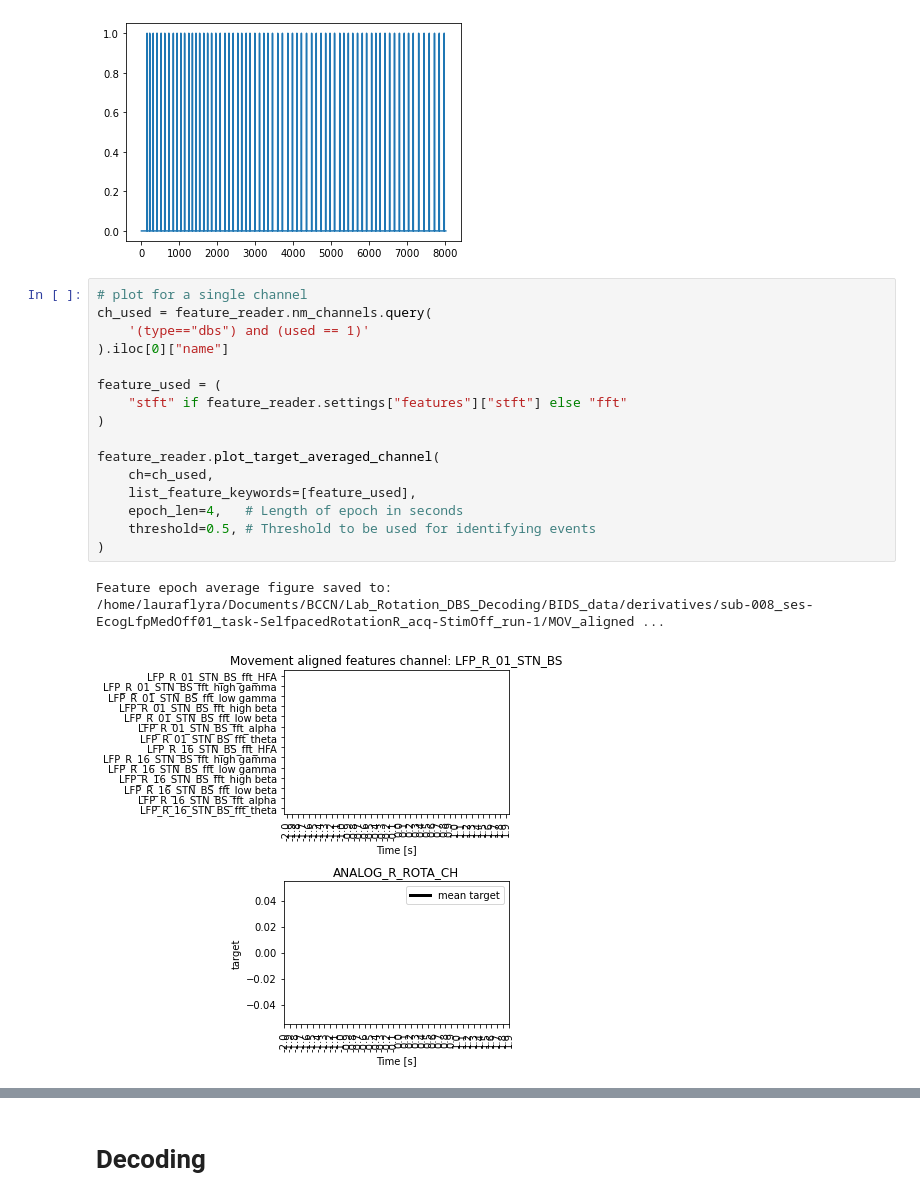
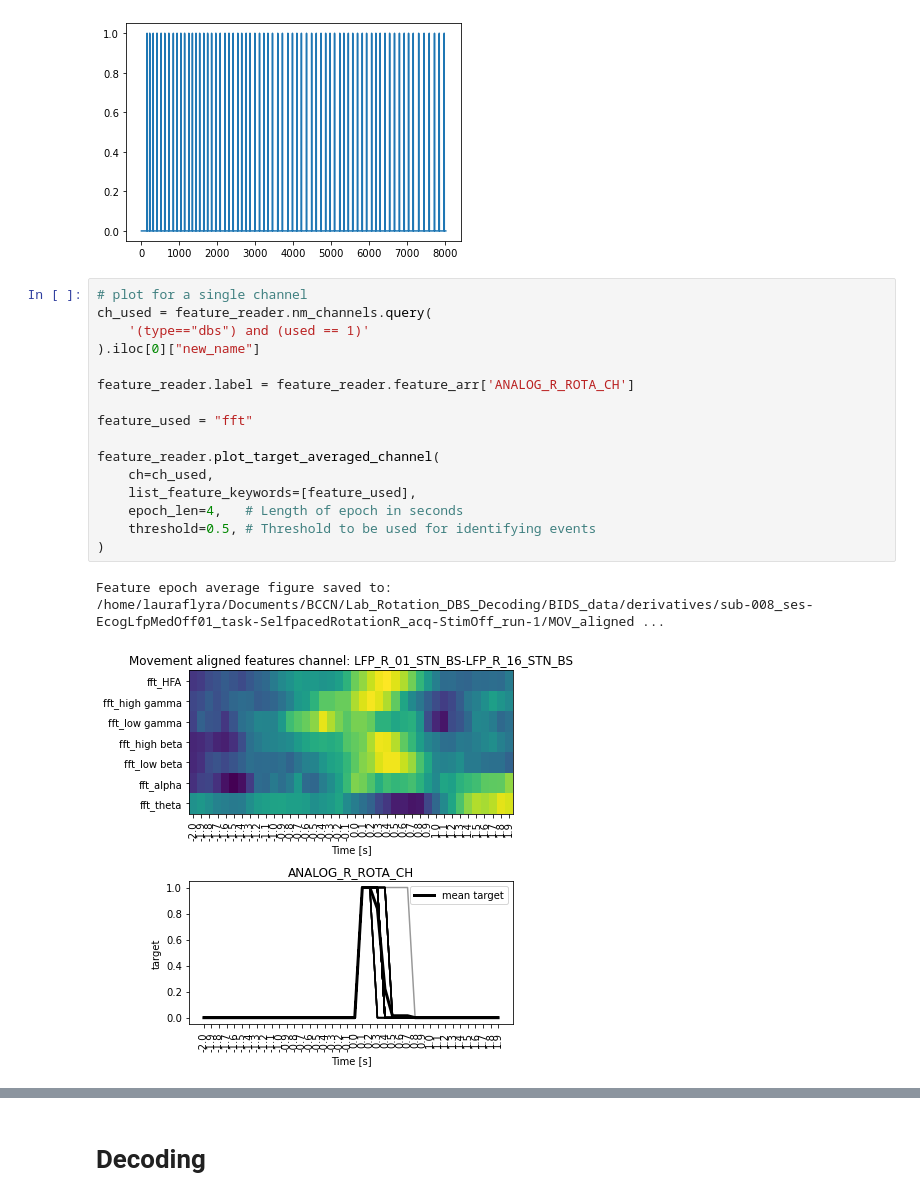
Before and after one commit to neuromodulation/py_neuromodulation, a Jupyter notebook: examples/example_decodingML.ipynb, the cells around one changed output, grey strips where cells are left out. Saved outputs shown, nothing was run; the diff lists cells and outputs as text.

Commit message:
fix movement aligned plot

```diff
--- a/examples/example_decodingML.ipynb
+++ b/examples/example_decodingML.ipynb
@@ -112,19 +115,19 @@ plt.plot(feature_reader.feature_arr['ANALOG_R_ROTA_CH'])
 # %%
 # plot for a single channel
 ch_used = feature_reader.nm_channels.query(
     '(type=="dbs") and (used == 1)'
-).iloc[0]["name"]
+).iloc[0]["new_name"]
 
-feature_used = (
-    "stft" if feature_reader.settings["features"]["stft"] else "fft"
-)
+feature_reader.label = feature_reader.feature_arr['ANALOG_R_ROTA_CH']
+
+feature_used = "fft"
 
 feature_reader.plot_target_averaged_channel(
     ch=ch_used,
     list_feature_keywords=[feature_used],
     epoch_len=4,   # Length of epoch in seconds
     threshold=0.5, # Threshold to be used for identifying events
 )
 # %% [output]
 Feature epoch average figure saved to: /home/lauraflyra/Documents/BCCN/Lab_Rotation_DBS_Decoding/BIDS_data/derivatives/sub-008_ses-EcogLfpMedOff01_task-SelfpacedRotationR_acq-StimOff_run-1/MOV_aligned ...
-[figure, old version]
+[figure, new version]
```
Also changed, not shown: parts of 3 cells of this notebook, 1 other file.
